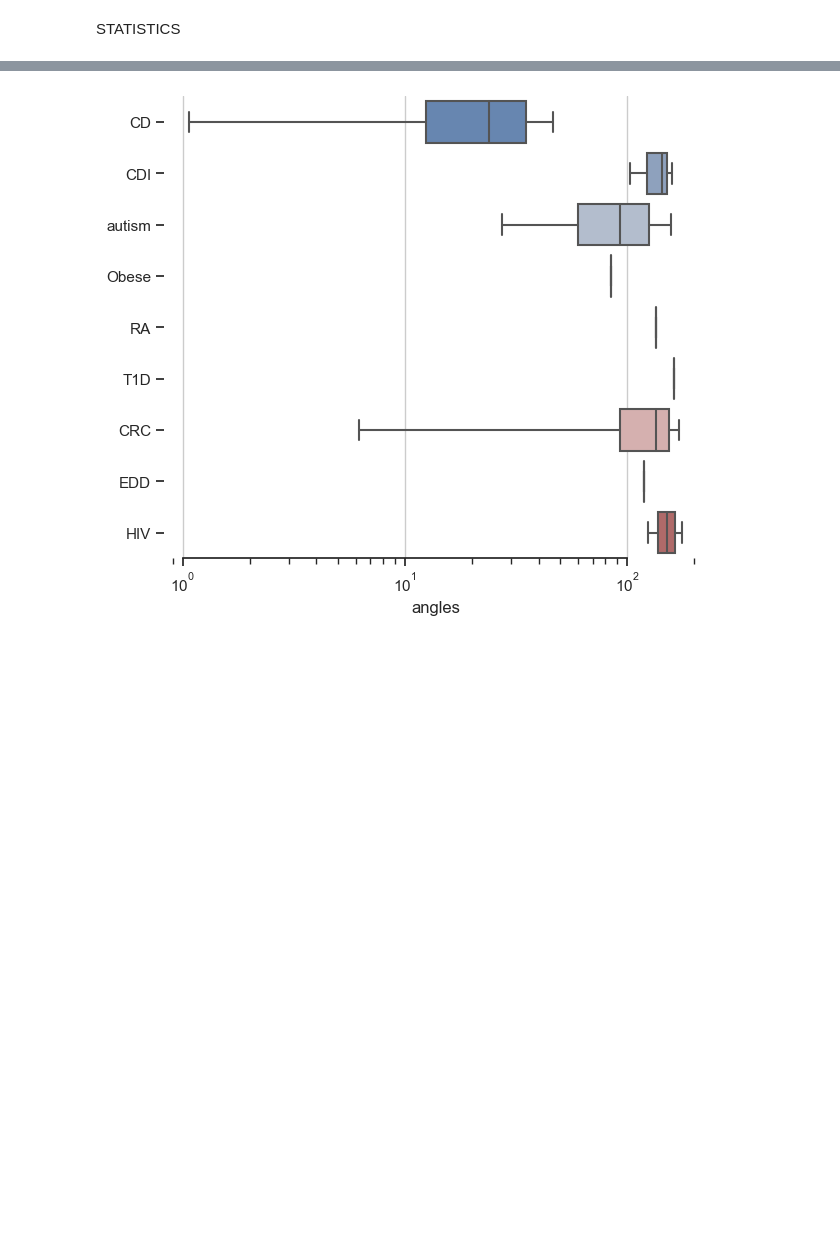
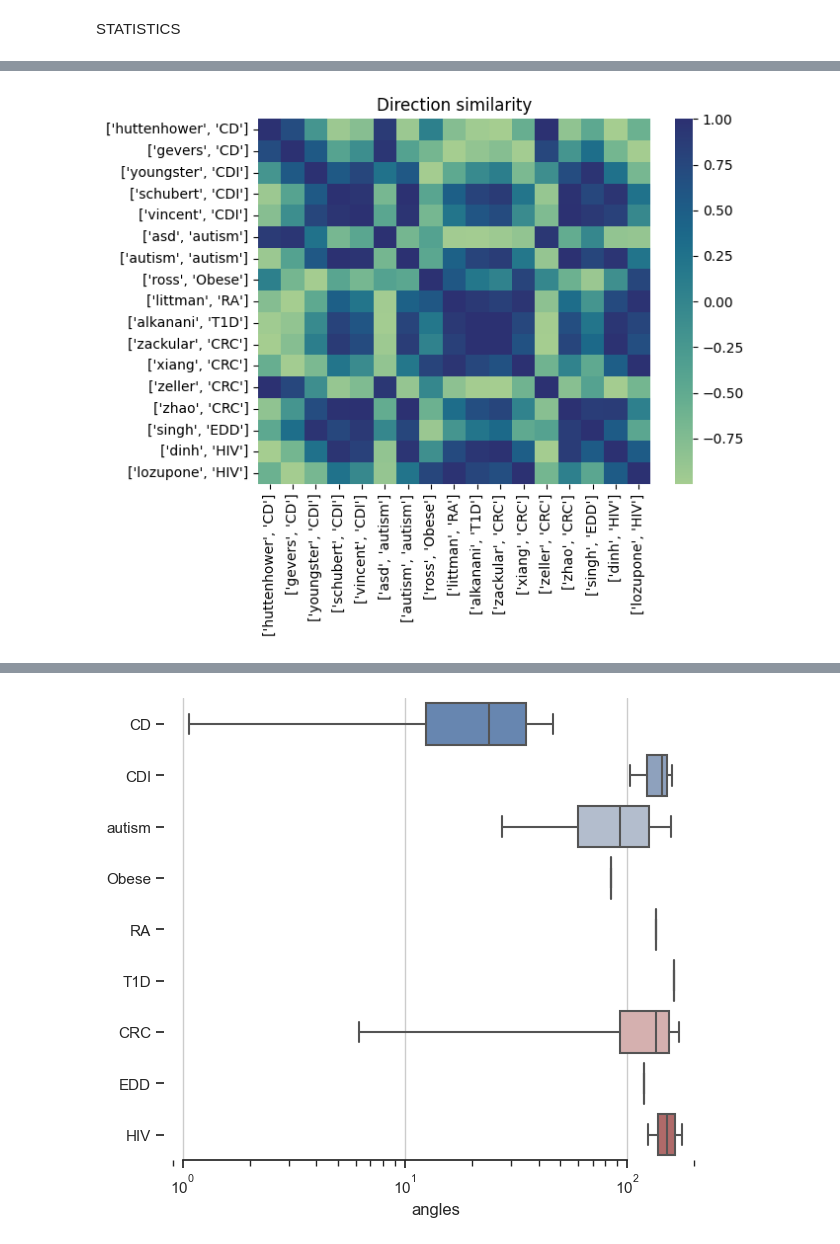
Before and after one commit to talnof1/microbiome_dysbiosis, a Jupyter notebook: american_gut/american_gut_pca.ipynb, the cells around one changed output, grey strips where cells are left out. Saved outputs shown, nothing was run; the diff lists cells and outputs as text; code cells hidden in the pictures; blank space fills up the shorter version.

Commit message:
auc plot

```diff
--- a/american_gut/american_gut_pca.ipynb
+++ b/american_gut/american_gut_pca.ipynb
@@ -326,0 +327,31 @@ new_df
+# %%
+mat = [[0 for i in range(len(angles))] for j in range(len(angles))]
+disease = ["CD","CDI","autism", "Obese", "RA","T1D","CRC","EDD","HIV"]
+L = [["huttenhower","CD"], ["gevers","CD"], ["youngster","CDI"], ["schubert","CDI"],["vincent","CDI"],["asd","autism"],["autism","autism"],["ross","Obese"],["littman","RA"],["alkanani","T1D"],["zackular","CRC"],["xiang","CRC"],["zeller","CRC"],["zhao","CRC"],["singh","EDD"],["dinh","HIV"],["lozupone","HIV"]]
+helper = {"CD":[0,1],"CDI":[2,3,4],"autism":[5,6], "Obese":[7], "RA":[8],"T1D":[9],"CRC":[10,11,12,13],"EDD":[14],"HIV":[15,16]}
+angles1 = np.rad2deg(angles)
+n = len(disease)
+for i in range(len(angles1)):
+    for j in range(i,len(angles1)):
+        diff = min(abs(angles1[i]-angles1[j]),360-abs(angles1[i]-angles1[j]))
+        mat[i][j] = math.cos(math.radians(diff))
+        mat[j][i] = mat[i][j]
+
+mat_disease = [[0]*n for i in range(n)]
+for i in range(n):
+    for key,vals in helper.items():
+        idx = disease.index(key)
+        for val in vals:
+            for x in helper[disease[i]]:
+                mat_disease[i][idx] += mat[x][val]
+        mat_disease[i][idx] /= len(vals)*len(helper[disease[i]])
+
+plt.figure()
+plt.title('Disease Similarity matrix',fontsize=20)
+plt.title('Direction similarity')
+plt.xticks(range(n), disease, rotation=90)
+plt.yticks(range(n), disease)
+plot = seaborn.heatmap(mat,xticklabels=L, yticklabels=L,cmap="crest")
+plt.show()
+# %% [output]
+[figure, added]
```
Also changed, not shown: parts of 18 cells of this notebook, 3 other files.
